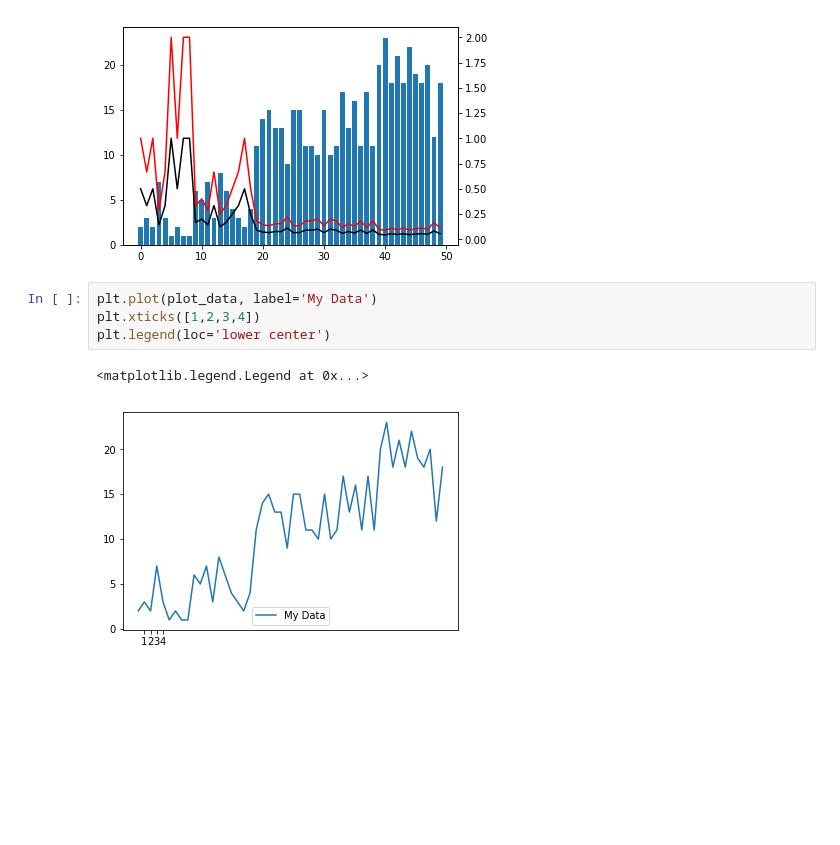
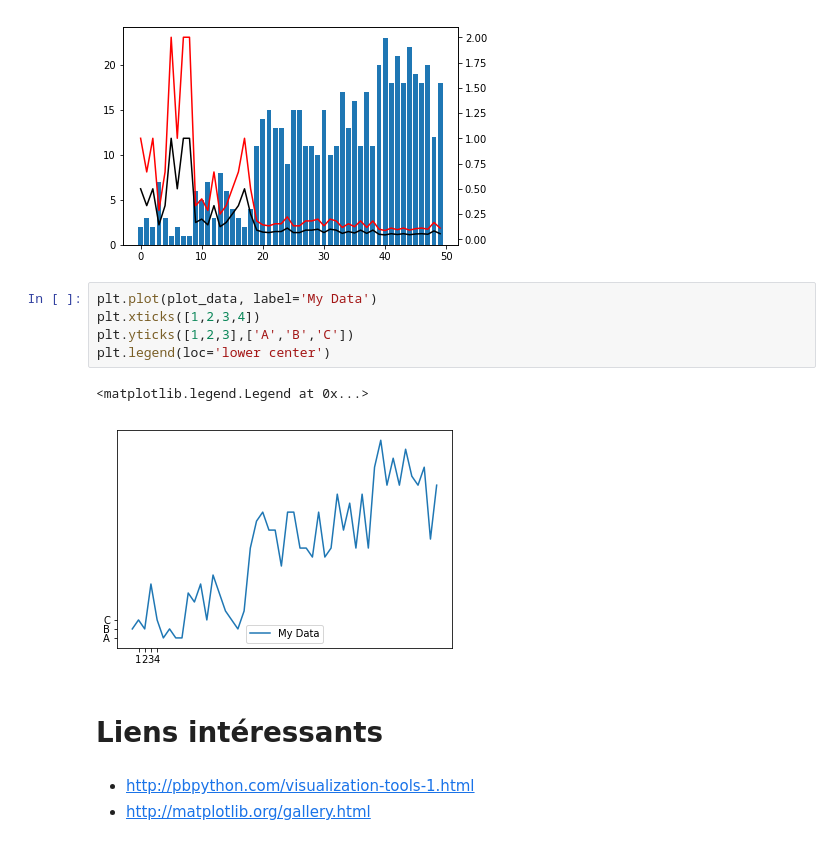
Before and after one commit to calculquebec/cq-formation-analyse-visualisation-python, a Jupyter notebook: Analyse et visualisation en Python 20170207.ipynb, the cells around one changed output. Cells and saved outputs as stored; diff of their text form; blank space fills up the shorter version.

```diff
--- a/Analyse et visualisation en Python 20170207.ipynb
+++ b/Analyse et visualisation en Python 20170207.ipynb
@@ -733,7 +733,13 @@ plt.plot(2/plot_data, color='r')
 # %%
 plt.plot(plot_data, label='My Data')
 plt.xticks([1,2,3,4])
+plt.yticks([1,2,3],['A','B','C'])
 plt.legend(loc='lower center')
 # %% [output]
 <matplotlib.legend.Legend at 0x...>
-[figure, old version]
+[figure, new version]
+# %% [markdown]
+# Liens intéressants
+# %% [markdown]
+- http://pbpython.com/visualization-tools-1.html
+- http://matplotlib.org/gallery.html
```
